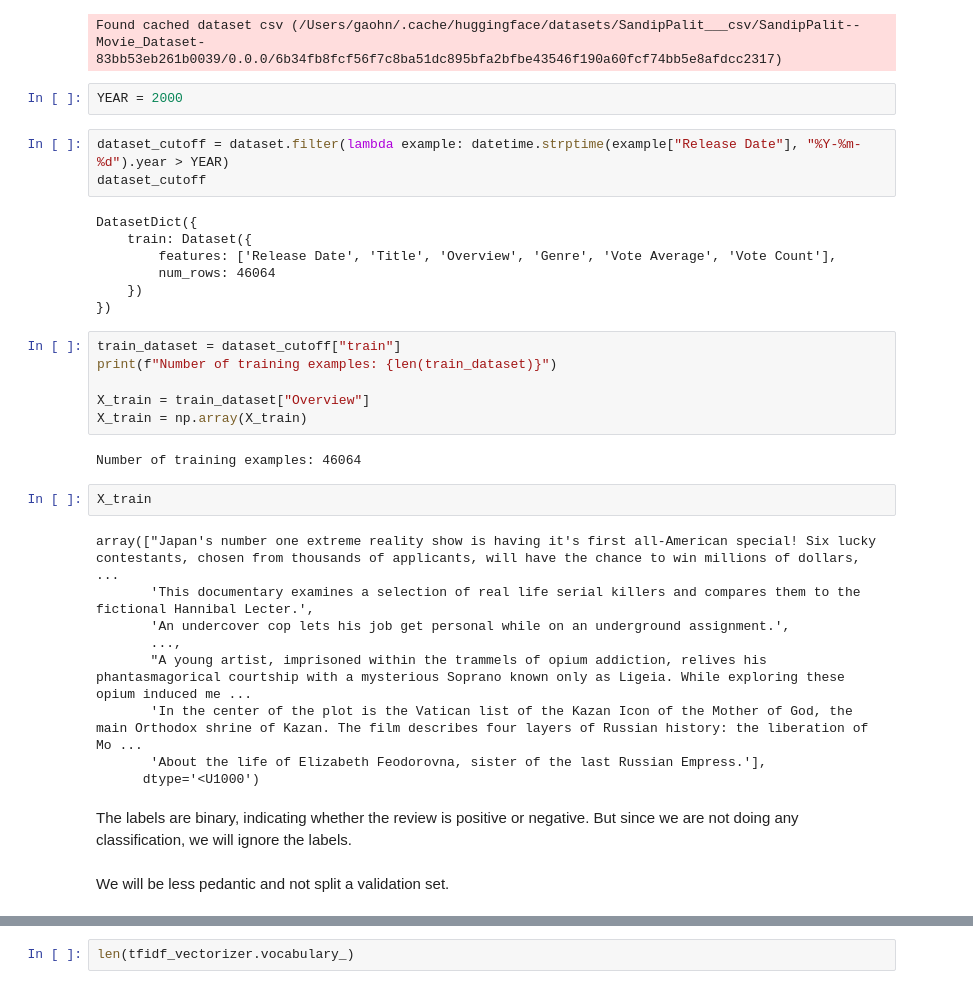
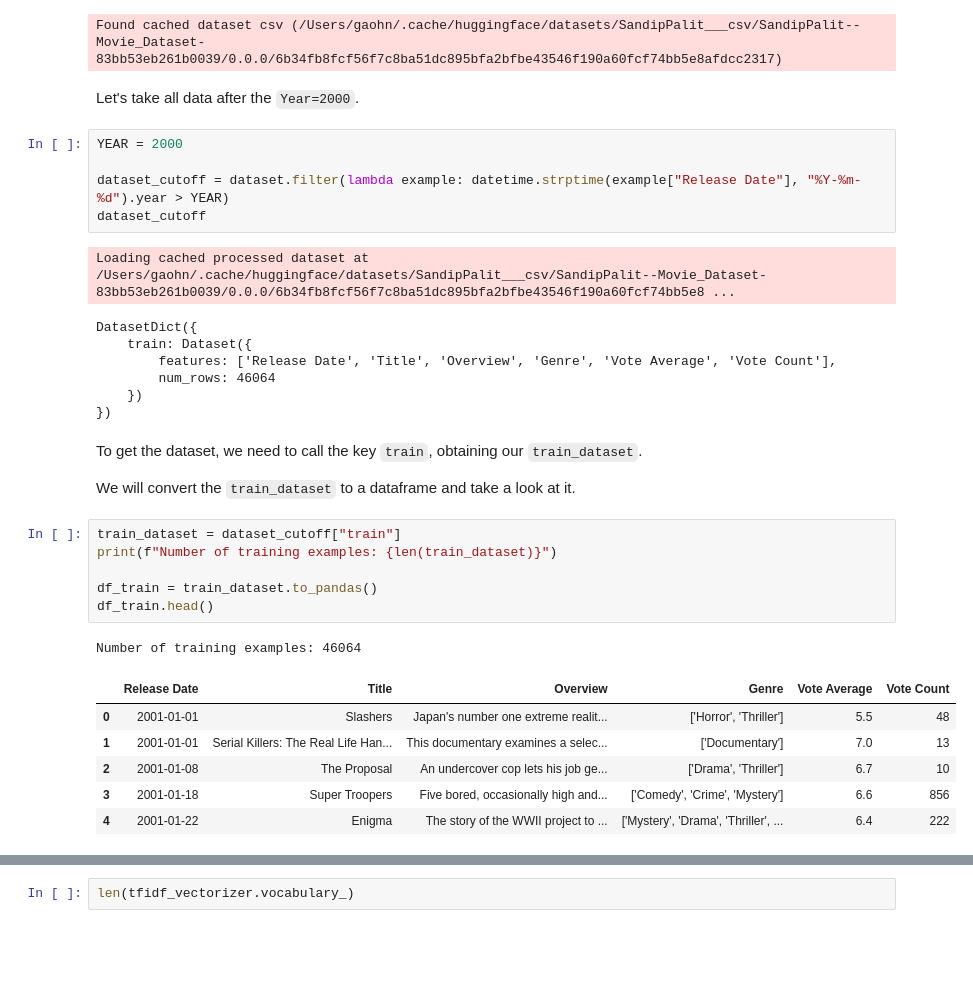
Before and after one commit to gao-hongnan/gaohn-galaxy, a Jupyter notebook: galaxy/deep_learning/natural_language_processing/vector_semantics_and_embeddings/tf_idf/application.ipynb, the cells around one changed output, grey strips where cells are left out. Saved outputs shown, nothing was run; the diff lists cells and outputs as text; blank space fills up the shorter version.

```diff
--- a/galaxy/deep_learning/natural_language_processing/vector_semantics_and_embeddings/tf_idf/application.ipynb
+++ b/galaxy/deep_learning/natural_language_processing/vector_semantics_and_embeddings/tf_idf/application.ipynb
@@ -20,39 +22,36 @@ from datetime import datetime
 dataset = load_dataset("SandipPalit/Movie_Dataset")
 # %% [output]
 Found cached dataset csv (/Users/gaohn/.cache/huggingface/datasets/SandipPalit___csv/SandipPalit--Movie_Dataset-83bb53eb261b0039/0.0.0/6b34fb8fcf56f7c8ba51dc895bfa2bfbe43546f190a60fcf74bb5e8afdcc2317)
-# %%
-YEAR = 2000
+# %% [markdown]
+Let's take all data after the `Year=2000`.
 # %%
+YEAR = 2000
+
 dataset_cutoff = dataset.filter(lambda example: datetime.strptime(example["Release Date"], "%Y-%m-%d").year > YEAR)
 dataset_cutoff
 # %% [output]
-DatasetDict({
-    train: Dataset({
-        features: ['Release Date', 'Title', 'Overview', 'Genre', 'Vote Average', 'Vote Count'],
-        num_rows: 46064
-    })
-})
+Loading cached processed dataset at /Users/gaohn/.cache/huggingface/datasets/SandipPalit___csv/SandipPalit--Movie_Dataset-83bb53eb261b0039/0.0.0/6b34fb8fcf56f7c8ba51dc895bfa2bfbe43546f190a60fcf74bb5e8 ...
+DatasetDict({
+    train: Dataset({
+        features: ['Release Date', 'Title', 'Overview', 'Genre', 'Vote Average', 'Vote Count'],
+        num_rows: 46064
+    })
+})
+# %% [markdown]
+To get the dataset, we need to call the key `train`, obtaining our `train_dataset`.
+
+We will convert the `train_dataset` to a dataframe and take a look at it.
 # %%
 train_dataset = dataset_cutoff["train"]
 print(f"Number of training examples: {len(train_dataset)}")
 
-X_train = train_dataset["Overview"]
-X_train = np.array(X_train)
+df_train = train_dataset.to_pandas()
+df_train.head()
 # %% [output]
 Number of training examples: 46064
+|  | Release Date | Title | Overview | Genre | Vote Average | Vote Count |
+| 0 | 2001-01-01 | Slashers | Japan's number one extreme realit... | ['Horror', 'Thriller'] | 5.5 | 48 |
+| 1 | 2001-01-01 | Serial Killers: The Real Life Han... | This documentary examines a selec... | ['Documentary'] | 7.0 | 13 |
+| 2 | 2001-01-08 | The Proposal | An undercover cop lets his job ge... | ['Drama', 'Thriller'] | 6.7 | 10 |
+| 3 | 2001-01-18 | Super Troopers | Five bored, occasionally high and... | ['Comedy', 'Crime', 'Mystery'] | 6.6 | 856 |
+| 4 | 2001-01-22 | Enigma | The story of the WWII project to ... | ['Mystery', 'Drama', 'Thriller', ... | 6.4 | 222 |
-# %%
-X_train
-# %% [output]
-array(["Japan's number one extreme reality show is having it's first all-American special! Six lucky contestants, chosen from thousands of applicants, will have the chance to win millions of dollars,  ...
-       'This documentary examines a selection of real life serial killers and compares them to the fictional Hannibal Lecter.',
-       'An undercover cop lets his job get personal while on an underground assignment.',
-       ...,
-       "A young artist, imprisoned within the trammels of opium addiction, relives his phantasmagorical courtship with a mysterious Soprano known only as Ligeia. While exploring these opium induced me ...
-       'In the center of the plot is the Vatican list of the Kazan Icon of the Mother of God, the main Orthodox shrine of Kazan. The film describes four layers of Russian history: the liberation of Mo ...
-       'About the life of Elizabeth Feodorovna, sister of the last Russian Empress.'],
-      dtype='<U1000')
-# %% [markdown]
-The labels are binary, indicating whether the review is positive or negative. But since we are
-not doing any classification, we will ignore the labels.
-# %% [markdown]
-We will be less pedantic and not split a validation set.
```
Also changed, not shown: parts of 22 cells of this notebook, 10 other files.
